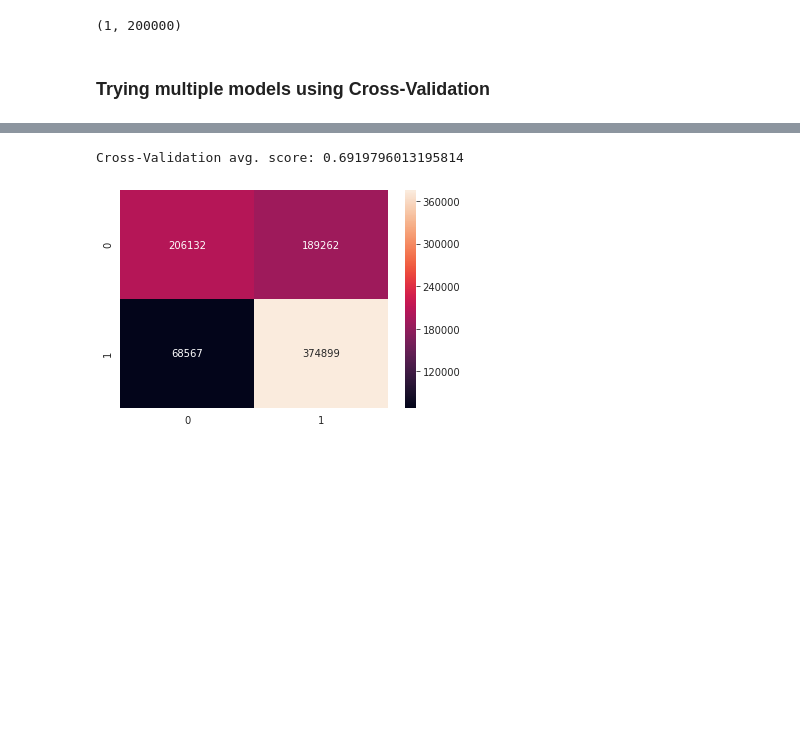
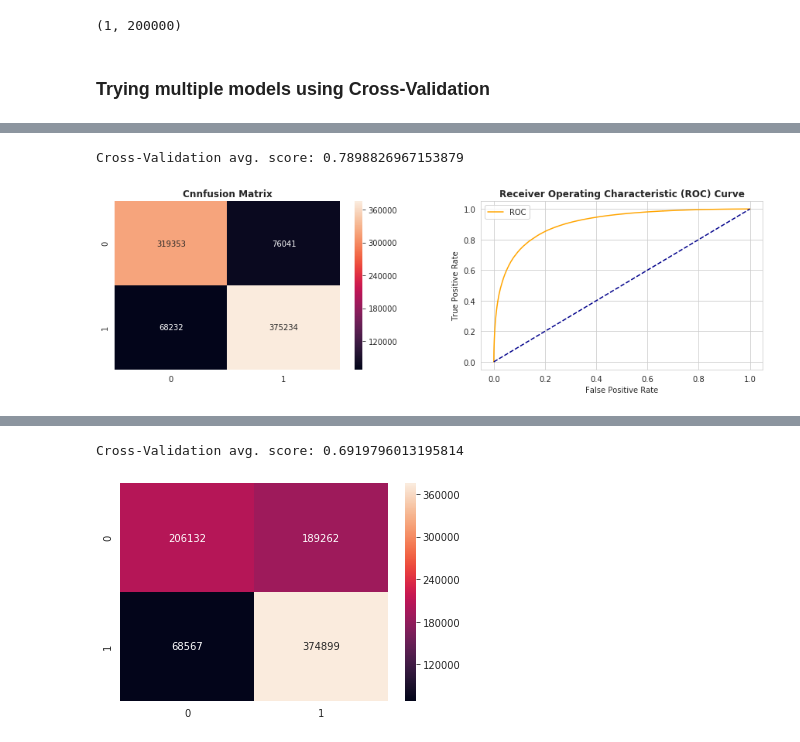
Before and after one commit to SergioRams/tweets_sentiment_analysis, a Jupyter notebook: tweet_sentiment_analysis.ipynb, the cells around one changed output, grey strips where cells are left out. Cells and saved outputs as stored; diff of their text form; code cells hidden in the pictures; blank space fills up the shorter version.

```diff
--- a/tweet_sentiment_analysis.ipynb
+++ b/tweet_sentiment_analysis.ipynb
@@ -347,7 +355,7 @@ reference for more transformers https://scikit-learn.org/stable/data_transforms.
 # %%
 class TextStemming(BaseEstimator, TransformerMixin):
 
-    def __init_(self):
+    def __init__(self):
         self.porter = PorterStemmer()
 
     def fit(self, X, y=None):
@@ -360,9 +368,8 @@ class TextStemming(BaseEstimator, TransformerMixin):
         return X
 
     def stem_sentences(self, sentence):
-        porter = PorterStemmer()
         tokens = sentence.split()
-        stemmed_tokens = [porter.stem(token) for token in tokens]
+        stemmed_tokens = [self.porter.stem(token) for token in tokens]
 
         return ' '.join(stemmed_tokens)
 
@@ -449,0 +467,24 @@ Cross-Validation avg. score: 0.7845158916405441
+# %%
+# Naive Bayes baseline
+mtl_bayes = MultinomialNB()
+# get cross validation scores for 10 folds
+scores = cross_val_score(mtl_bayes, x_train, y_train, cv=10)
+
+# get predictions and probabilities to plot some metrics
+mtl_bayes.fit(x_train, y_train)
+predictions = mtl_bayes.predict(x_train)
+probs = mtl_bayes.predict_proba(x_train)
+fpr, tpr, thresholds = roc_curve(y_train, probs[:, 1])
+
+print('Cross-Validation avg. score:',np.mean(scores))
+
+# create subplots to save some space
+fig, axs = plt.subplots(ncols=2, figsize=(15, 4))
+fig.subplots_adjust(wspace=0.3, hspace=0.5)
+axs[0].set_title('Cnnfusion Matrix',  weight='bold')
+
+sns.heatmap(confusion_matrix(y_train, predictions),annot=True, fmt='g', ax=axs[0]);
+plot_roc_curve(fpr, tpr);
+# %% [output]
+Cross-Validation avg. score: 0.7898826967153879
+[figure, added]
```
Also changed, not shown: parts of 16 cells of this notebook, 1 other file.
